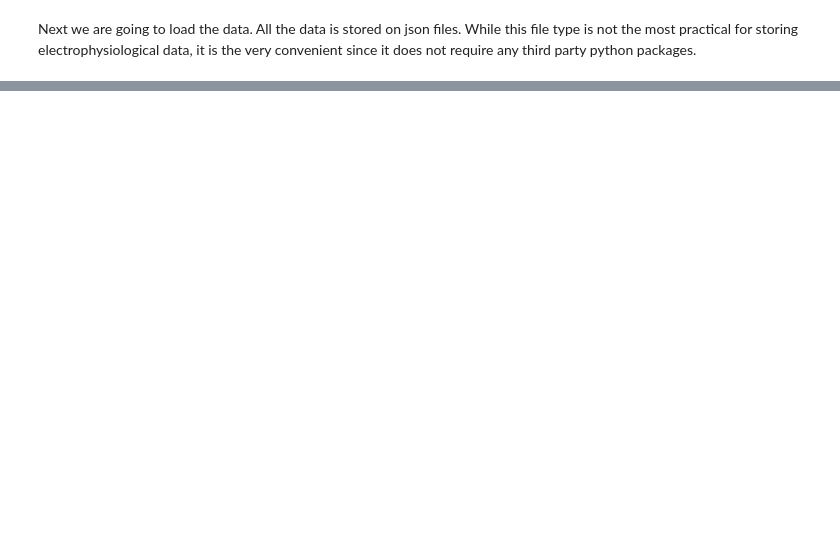
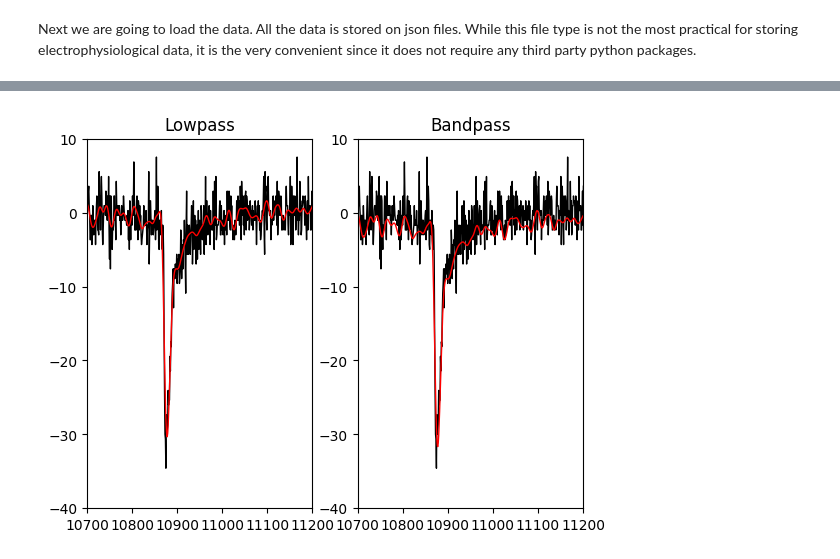
Before and after one commit to LarsHenrikNelson/PatchClampHandbook, a Jupyter notebook: nb/minature_psc.ipynb, the cells around one changed output, grey strips where cells are left out. Cells and saved outputs as stored; diff of their text form; code cells hidden in the pictures; blank space fills up the shorter version.

```diff
--- a/nb/minature_psc.ipynb
+++ b/nb/minature_psc.ipynb
@@ -35,11 +44,12 @@ path = Path().cwd()
 path = path.parents[0]/ r"data/mepsc"
 paths = sorted(list(path.glob("*.json")))
 exp_dict = {}
-for p in paths:
+for index, p in enumerate(paths):
     with open(p, "r") as rf:
         temp = json.load(rf)
-        exp_dict[int(temp["acq_number"])] = temp
-x_array = np.arange(len(exp_dict[153]["array"])) / 10
+        temp["array"] = temp["array"][:100000]
+        exp_dict[index+1] = temp
+x_array = np.arange(len(exp_dict[1]["array"])) / 10
 # %% [markdown]
 The first thing to do is look through your data just to see what it looks like. For reference the data in this tutorial is from a layer 5 cell in the ACC of a P16 mouse.
 - The recorded data is usually in pA, as is the case for this data.
@@ -76,0 +122,13 @@ sample_rate = 10000
+# %%
+fig, ax = plt.subplots(ncols=2)
+ax[0].plot(exp_dict[1]["array"]-exp_dict[1]["holding_current"], c="black", linewidth=1)
+ax[0].plot(exp_dict[1]["lowpass"], c="red", linewidth=1)
+ax[0].set_title("Lowpass")
+ax[1].plot(exp_dict[1]["array"]-exp_dict[1]["holding_current"], c="black", linewidth=1)
+ax[1].plot(exp_dict[1]["bandpass"], c="red", linewidth=1)
+ax[1].set_title("Bandpass")
+for a in ax:
+    a.set_xlim(10700,11200)
+    a.set_ylim(-40, 10)
+# %% [output]
+[figure, added]
```
Also changed, not shown: parts of 27 cells of this notebook, 8 other files.
